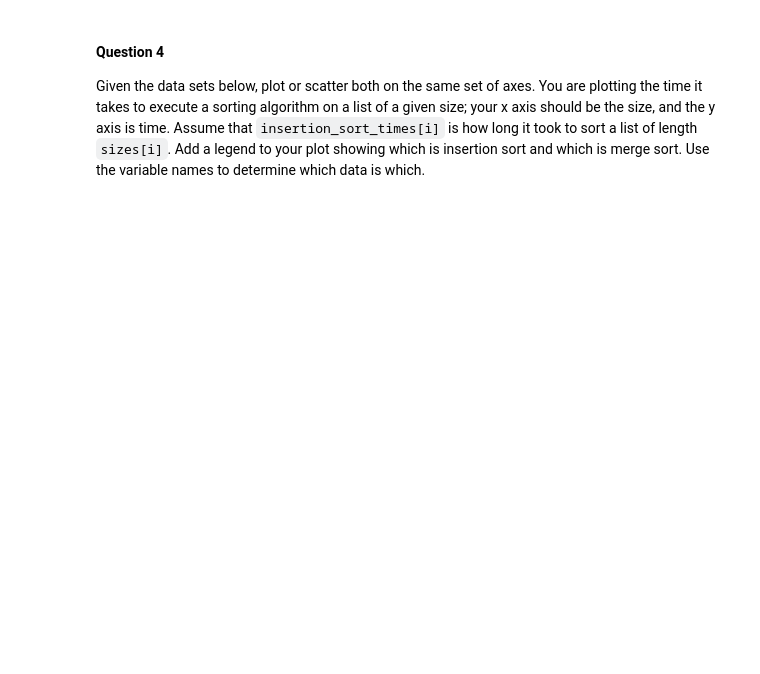
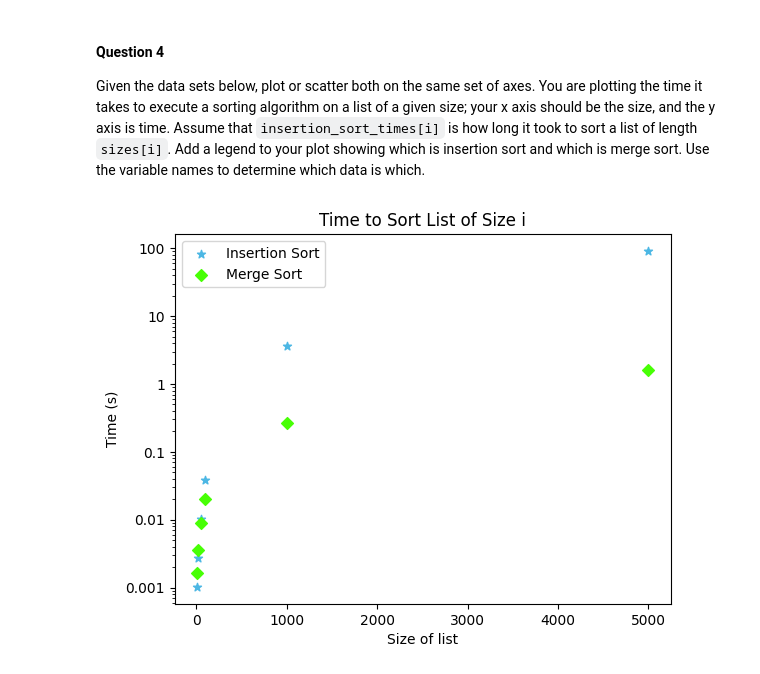
Before and after one commit to crsellinger/CS44620-module3, a Jupyter notebook: pyplot.ipynb, the cells around one changed output. Saved outputs shown, nothing was run; the diff lists cells and outputs as text; code cells hidden in the pictures; blank space fills up the shorter version.

```diff
--- a/pyplot.ipynb
+++ b/pyplot.ipynb
@@ -50,6 +86,23 @@ Do the same question as above, but change the syle and color of both the scatter
 
 Given the data sets below, plot or scatter both on the same set of axes.  You are plotting the time it takes to execute a sorting algorithm on a list of a given size; your x axis should be the size, and the y axis is time.  Assume that `insertion_sort_times[i]` is how long it took to sort a list of length `sizes[i]`.  Add a legend to your plot showing which is insertion sort and which is merge sort.  Use the variable names to determine which data is which.
 # %%
+from matplotlib.ticker import FormatStrFormatter
+
 sizes = [10, 20, 50, 100, 1000, 5000]
 insertion_sort_times = [0.0010252999999999998, 0.0027026999999999954, 0.010147200000000002, 0.0381137, 3.6303399, 91.2180796]
 merge_sort_times = [0.00161889999999687, 0.003635600000009731, 0.0090655000000055, 0.020108000000007564, 0.2687474000000094, 1.6147050999999948]
+
+plt.scatter(sizes, insertion_sort_times, c="#4CB7E4",marker="*",label="Insertion Sort")
+plt.scatter(sizes, merge_sort_times, c="#48FF05",marker="D",label="Merge Sort")
+plt.yscale('log')
+
+# Format y-axis to show decimal numbers
+plt.gca().yaxis.set_major_formatter(FormatStrFormatter('%g'))
+
+plt.xlabel("Size of list")
+plt.ylabel("Time (s)")
+plt.title("Time to Sort List of Size i")
+plt.legend()
+plt.show()
+# %% [output]
+[figure, added]
```
Also changed, not shown: parts of 3 cells of this notebook, 1 other file.
